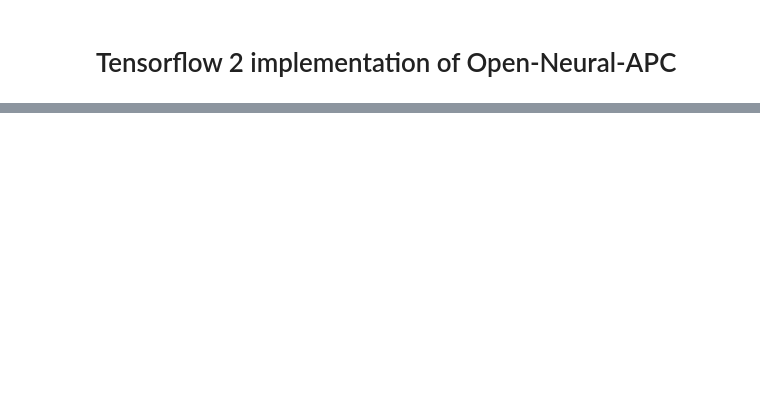
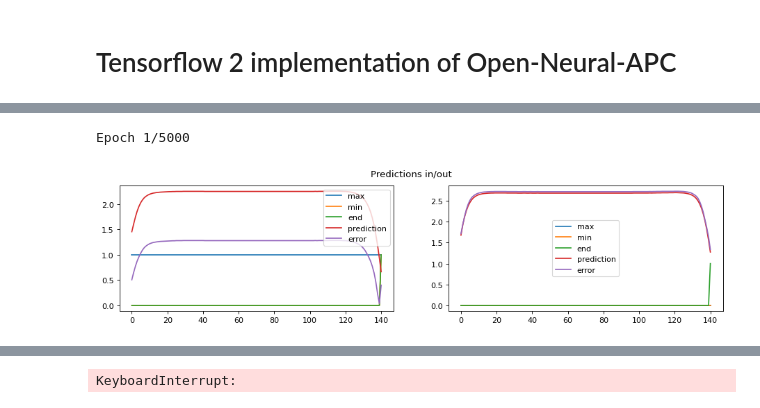
Before and after one commit to nicojahn/open-neural-apc, a Jupyter notebook: Open-Neural-APC Notebook.ipynb, the cells around one changed output, grey strips where cells are left out. Saved outputs shown, nothing was run; the diff lists cells and outputs as text; code cells hidden in the pictures; blank space fills up the shorter version.

```diff
--- a/Open-Neural-APC Notebook.ipynb
+++ b/Open-Neural-APC Notebook.ipynb
@@ -121,58 +143,38 @@ else:
 # %%
-from data_processing import Preprocess
-preprocessor = None
+from data_generator import DataGenerator
+generator = None
 if data_exists:
     # this is class which preprocesses the training data every epoch
     # it creates the necessary labels/bounds and augments the data
-    preprocessor = Preprocess(sequence_list,labels_list,input_scaling_factor,training_parameter,calculation_dtype)
+    generator = DataGenerator(sequence_list,labels_list,input_scaling_factor,training_parameter,calculation_dtype)
 # %%
 from optional_features import customPlot
 # train
 if data_exists:
 
-    # switching to 'better' generators in the near future
-    # TODO: use/implement a more sophisticated generator
-    def generator():
-        for x, y in list(zip(*preprocessor.prepareEpoch())):
-            yield x, y
-
-
     callbacks = []
     callbacks += [napc.IncreaseEpochCustom(napc)]
-
-    # Since tf.keras.callbacks.ModelCheckpoint has to 'period' argument anymore
-    # and the 'save_freq' is not fitting my needs, i created my own callback 'SaveEveryNthEpochCustom'
-    #callbacks += [tf.keras.callbacks.ModelCheckpoint(napc.model_path+'weights.{epoch:05d}.hdf5', monitor='val_loss', \
-    #                                                 verbose=0, save_best_only=False, save_weights_only=True, \
-    #                                                 mode='auto', save_freq='epoch')]
     callbacks += [napc.SaveEveryNthEpochCustom(napc,training_parameter['safe steps'])]
-
     # tensorboard callback
     callbacks += [tf.keras.callbacks.TensorBoard(log_dir=napc.model_path+'/logs', histogram_freq=0, write_graph=True, \
-                                                 write_images=False, update_freq='epoch', profile_batch=2, \
+                                                 write_images=False, update_freq='epoch', profile_batch=0, \
                                                  embeddings_freq=0, embeddings_metadata=None)]
     # custom callback for creating the plots
     '''
     try:
-        callbacks += [customPlot(preprocessor,napc,plot_freq=1000)]
+        callbacks += [customPlot(generator,napc,plot_freq=1000)]
     except ValueError:
         pass
     '''
 
-    # Done: Tested TF 2.2 profiler, some output:
-    ## Top 10 TensorFlow operations on GPU
-    ### Time (%) | Cumulative time (%) | Category         | Operation
-    ### ---------------------------------------------------------------------------------------------
-    ### 51.3%    | 51.3%               | CudnnRNNBackprop | gradients/CudnnRNN_grad/CudnnRNNBackprop
-    ### 39.2%    | 90.5%               | CudnnRNN         | CudnnRNN
-    ### 7%       | 97.5%               | _Send            | IteratorGetNext/_9
-
-    # np.dtype(<some dtype>) is compatible with tf.<some dtype>
-    ds = tf.data.Dataset.from_generator(generator,(np.dtype(calculation_dtype), np.dtype(calculation_dtype)),)
-    napc.model.fit_generator(ds,epochs=training_parameter['epochs'],initial_epoch=napc.epoch,\
-                   max_queue_size=0, workers=0, use_multiprocessing=False, callbacks=callbacks)
+    generator.on_epoch_end()
+    napc.model.fit(generator,epochs=training_parameter['epochs'],initial_epoch=napc.epoch,\
+                   max_queue_size=generator.num_batches, workers=4, use_multiprocessing=False, callbacks=callbacks)
 
     # the training took about 12-16 hours on a 2080TI while occupying less than 3GB VRAM and 80% GPU-Util.
     # always depending on the LSTM implementation (CPU/GPU/CUDNN_TF1/CUDNN_TF2), the precision and data preparation
     # got my fastest time per epoch training performance with 16bit(half->mixed) precision, CUDNN v1 implementation (without Dropout),
     #   batchsize divisible by 16 (larger is not always better) and lstm layer width divisible by 32
+# %% [output]
+Epoch 1/5000
+[figure, added]
@@ -179,3 +191,4 @@ if data_exists:
+KeyboardInterrupt:
 # %%
 # For all of you which don't have the training data and just want to execute it
 if not data_exists:
```
Also changed, not shown: parts of 7 cells of this notebook, 4 other files.
